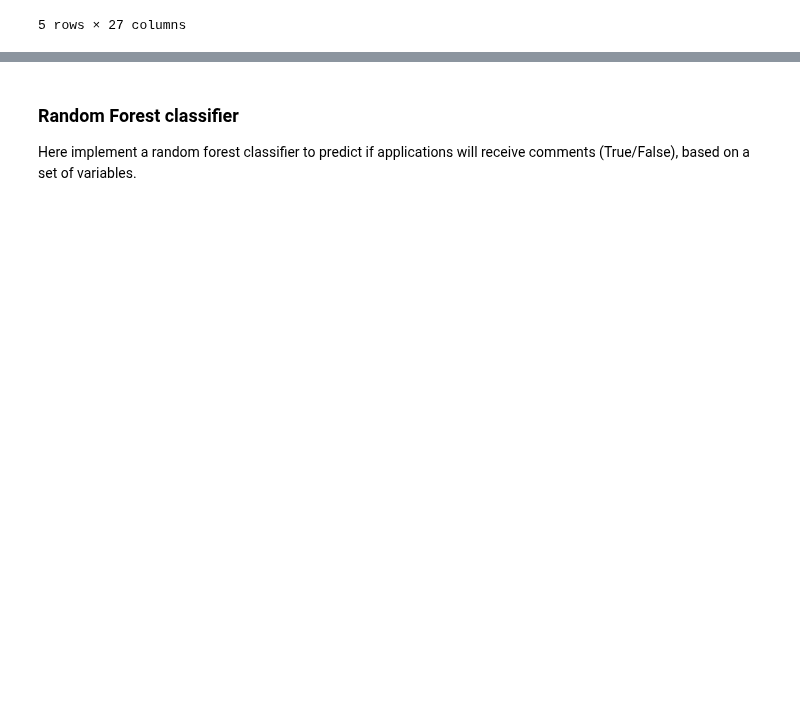
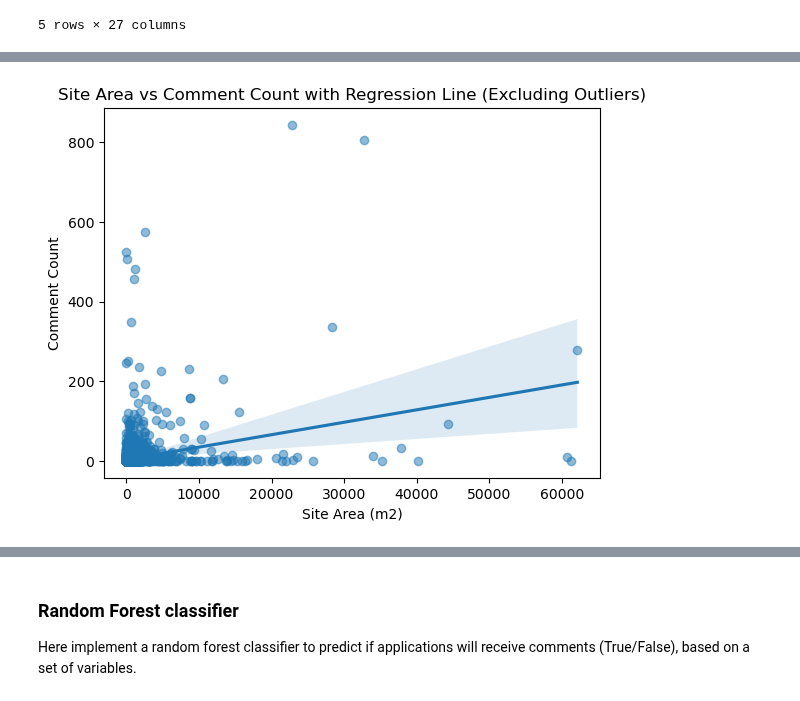
Before and after one commit to Bea-Taylor/nimby_nlp, a Jupyter notebook: notebooks/1_0_6_predicted_comments.ipynb, the cells around one changed output, grey strips where cells are left out. Drawn from its saved outputs; the diff is of its cells as text; code cells hidden in the pictures; blank space fills up the shorter version.

```diff
--- a/notebooks/1_0_6_predicted_comments.ipynb
+++ b/notebooks/1_0_6_predicted_comments.ipynb
@@ -291,0 +292,9 @@ plt.show()
+# %%
+# # scatter plot of polygon_area_m2 vs comment_count with regression line
+sns.regplot(x=df[df['polygon_area_m2'] < 100000]['polygon_area_m2'], y=df[df['polygon_area_m2'] < 100000]['comment_count'], scatter_kws={'alpha':0.5})
+plt.xlabel('Site Area (m2)')
+plt.ylabel('Comment Count')
+plt.title('Site Area vs Comment Count with Regression Line (Excluding Outliers)')
+plt.show()
+# %% [output]
+[figure, added]
```
Also changed, not shown: parts of 8 cells of this notebook, 27 other files.
